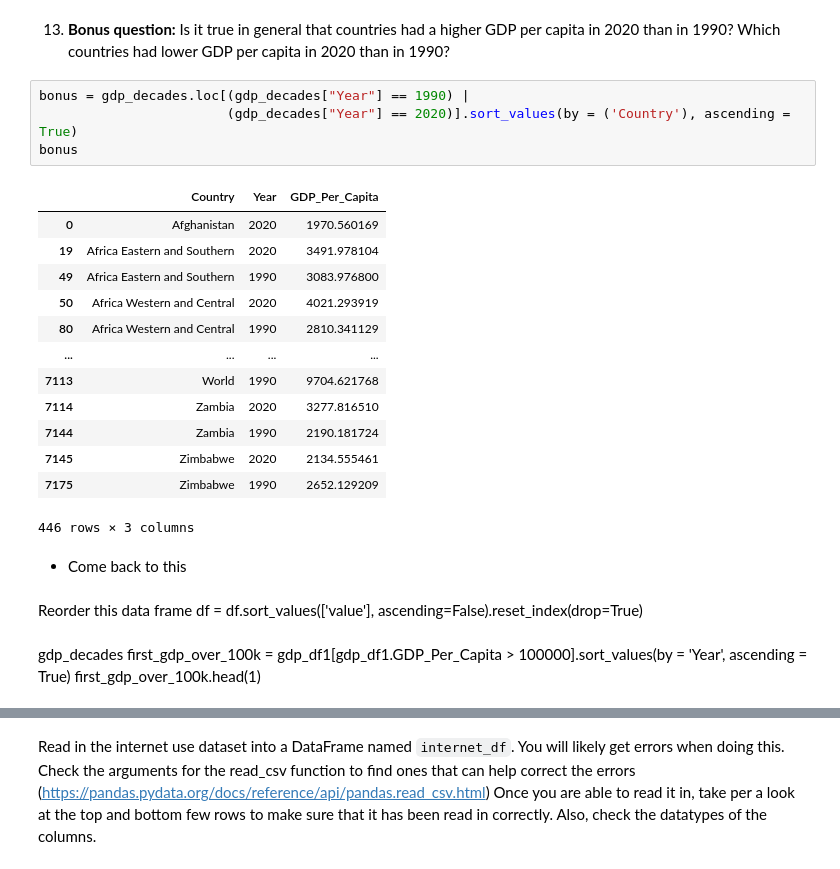
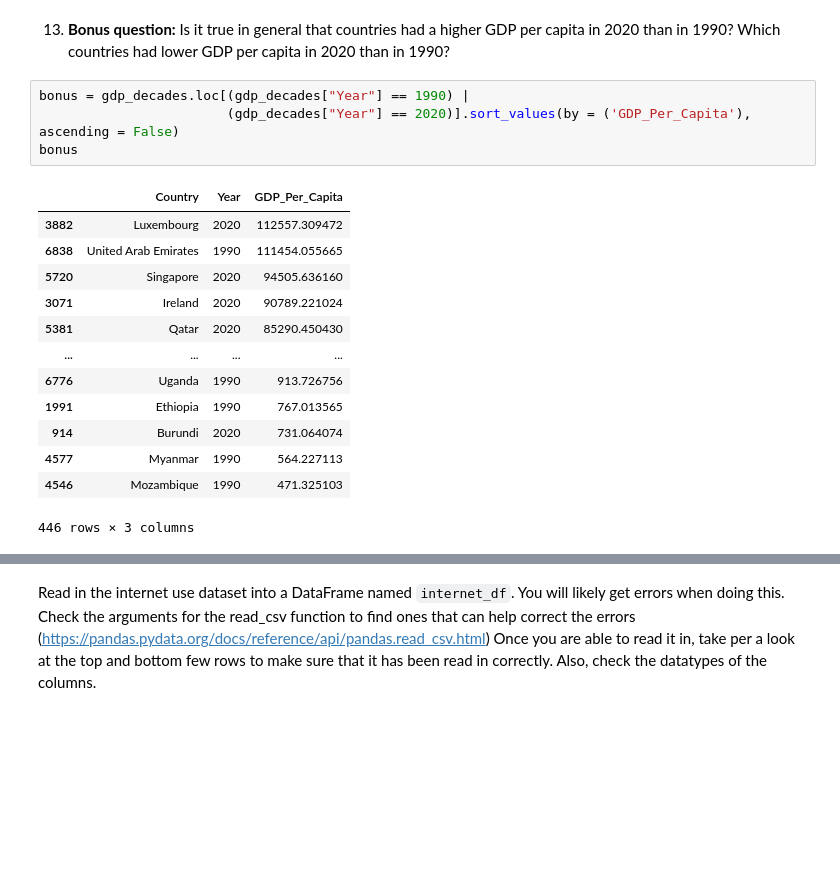
Before and after one commit to SchreinerJS/gdp_and_internet_usage, a Jupyter notebook: notebooks/un_datasets.ipynb, the cells around one changed output, grey strips where cells are left out. Saved outputs shown, nothing was run; the diff lists cells and outputs as text; blank space fills up the shorter version.

```diff
--- a/notebooks/un_datasets.ipynb
+++ b/notebooks/un_datasets.ipynb
@@ -752,30 +710,21 @@ plt.show()
 [figure]
 # %% [markdown]
 13. **Bonus question:** Is it true in general that countries had a higher GDP per capita in 2020 than in 1990? Which countries had lower GDP per capita in 2020 than in 1990?
-# %%
-bonus = gdp_decades.loc[(gdp_decades["Year"] == 1990) |
-                        (gdp_decades["Year"] == 2020)].sort_values(by = ('Country'), ascending = True)
-bonus
-# %% [output]
-|  | Country | Year | GDP_Per_Capita |
-| 0 | Afghanistan | 2020 | 1970.560169 |
-| 19 | Africa Eastern and Southern | 2020 | 3491.978104 |
-| 49 | Africa Eastern and Southern | 1990 | 3083.976800 |
-| 50 | Africa Western and Central | 2020 | 4021.293919 |
-| 80 | Africa Western and Central | 1990 | 2810.341129 |
-| ... | ... | ... | ... |
-| 7113 | World | 1990 | 9704.621768 |
-| 7114 | Zambia | 2020 | 3277.816510 |
-| 7144 | Zambia | 1990 | 2190.181724 |
-| 7145 | Zimbabwe | 2020 | 2134.555461 |
-| 7175 | Zimbabwe | 1990 | 2652.129209 |
-446 rows × 3 columns
-# %% [markdown]
-* Come back to this
-# %% [markdown]
-Reorder this data frame
-df = df.sort_values(['value'], ascending=False).reset_index(drop=True)
-# %% [markdown]
-gdp_decades
-first_gdp_over_100k = gdp_df1[gdp_df1.GDP_Per_Capita > 100000].sort_values(by = 'Year', ascending = True)
-first_gdp_over_100k.head(1)
+# %%
+bonus = gdp_decades.loc[(gdp_decades["Year"] == 1990) |
+                        (gdp_decades["Year"] == 2020)].sort_values(by = ('GDP_Per_Capita'), ascending = False)
+bonus
+# %% [output]
+|  | Country | Year | GDP_Per_Capita |
+| 3882 | Luxembourg | 2020 | 112557.309472 |
+| 6838 | United Arab Emirates | 1990 | 111454.055665 |
+| 5720 | Singapore | 2020 | 94505.636160 |
+| 3071 | Ireland | 2020 | 90789.221024 |
+| 5381 | Qatar | 2020 | 85290.450430 |
+| ... | ... | ... | ... |
+| 6776 | Uganda | 1990 | 913.726756 |
+| 1991 | Ethiopia | 1990 | 767.013565 |
+| 914 | Burundi | 2020 | 731.064074 |
+| 4577 | Myanmar | 1990 | 564.227113 |
+| 4546 | Mozambique | 1990 | 471.325103 |
+446 rows × 3 columns
```
Also changed, not shown: parts of 48 cells of this notebook.
